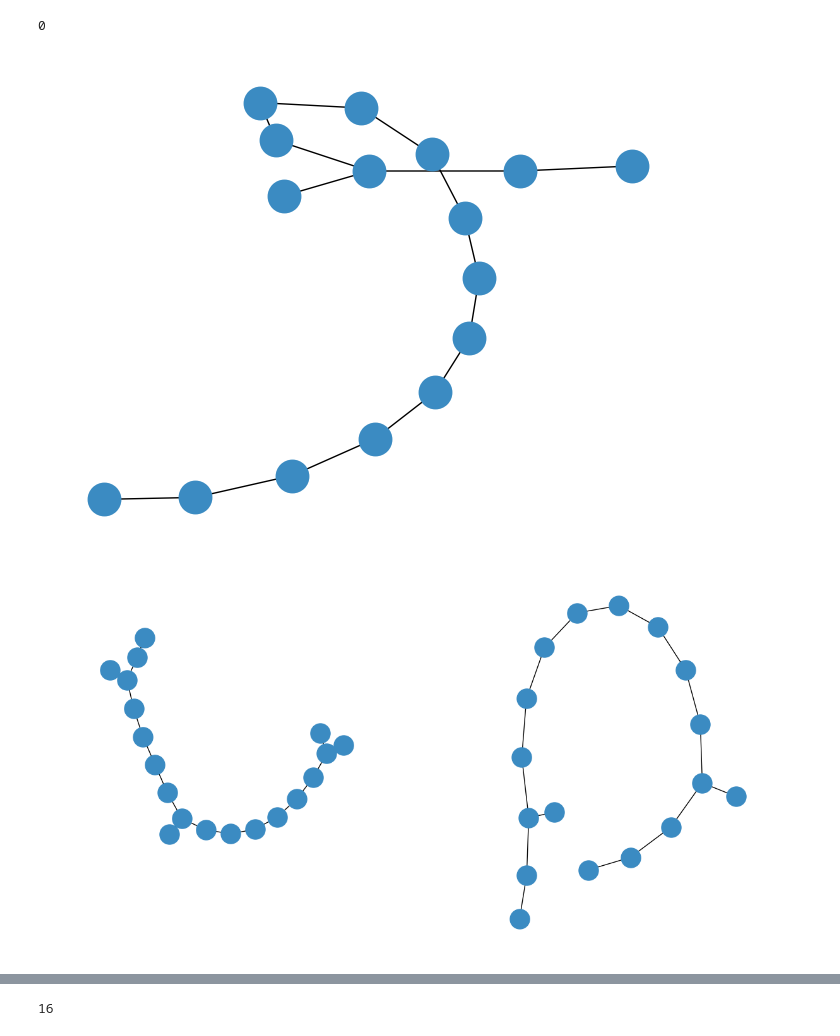
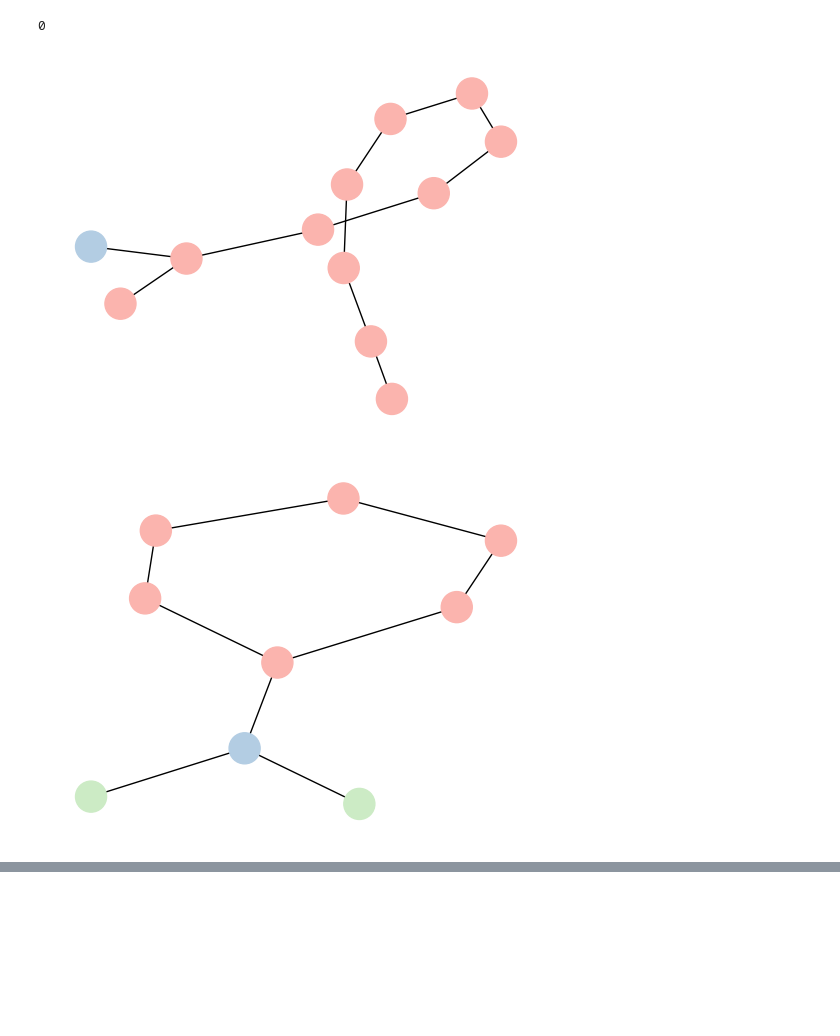
Before and after one commit to tsimiho/gmn, a Jupyter notebook: plots.ipynb, the cells around one changed output, grey strips where cells are left out. Cells and saved outputs as stored; diff of their text form; code cells hidden in the pictures; blank space fills up the shorter version.

Commit message:
good mutag 01

```diff
--- a/plots.ipynb
+++ b/plots.ipynb
@@ -141,9 +206,8 @@ class MCS:
         for neighbor in G1.edge_index[1][G1.edge_index[0] == n1]:
             if (
                 neighbor.item() in M
-                and not (
-                    G2.edge_index[1][G2.edge_index[0] == n2] == M[neighbor.item()]
-                ).any()
+                and M[neighbor.item()]
+                not in G2.edge_index[1][G2.edge_index[0] == n2].tolist()
             ):
                 return False
 
@@ -273,7 +337,7 @@ def plot_attentions(graph1, graph2, attention_pairs, title=""):
 def loop(graph1, graph2, attentions, t):
     most_nodes = 0
     largest_summary = None
-    for i in range(7):
+    for i in range(3):
         attention_nodes = extract_dynamic_attention_nodes(attentions, threshold=t)
         mp = mutual_pairs(attention_nodes, i)
         vf2 = MCS(mp)
@@ -291,10 +355,8 @@ def loop(graph1, graph2, attentions, t):
                 )
                 and len(pattern) > 2
             ):
-                summary = Data(
-                    x=(g1_subgraph.x + g2_subgraph.x) / 2,
-                    edge_index=g1_subgraph.edge_index,
-                )
+                summary = g1_subgraph
+
 
                 if len(pattern) > most_nodes:
                     most_nodes = len(pattern)
@@ -303,27 +365,20 @@ def loop(graph1, graph2, attentions, t):
 
     return largest_summary
 # %%
-(graph1, graph2, attentions) = torch.load("method2_incorrect_example_line_15.pt")
+(graph1, graph2, attentions) = torch.load("mutag_new.pt")
 
 summary = loop(graph1, graph2, attentions, 0.05)
 
 nx_graph1 = to_networkx(graph1, to_undirected=True)
 nx_graph2 = to_networkx(graph2, to_undirected=True)
 ismags = nx.isomorphism.ISMAGS(nx_graph1, nx_graph2)
 
-# largest_common_subgraph = list(ismags.largest_common_subgraph())
+largest_common_subgraph = list(ismags.largest_common_subgraph())
 
-# plot_graph(create_subgraphs(largest_common_subgraph[0], graph1, graph2)[0])
+plot_mutag(create_subgraphs(largest_common_subgraph[0], graph1, graph2)[0])
 
-plot_graph(summary)
-
-attention_nodes = extract_dynamic_attention_nodes(attentions, threshold=0.1)
-mp = mutual_pairs(attention_nodes, 3)
-vf2 = MCS(mp)
-plot_attentions(graph1, graph2, mp)
-
-print(summary.num_nodes)
+plot_mutag(summary)
 # %% [output]
 0
-[figure, old version]
+[figure, new version]
-[figure, old version]
+[figure, new version]
@@ -331 +384,0 @@ print(summary.num_nodes)
-16
```
Also changed, not shown: parts of 8 cells of this notebook, 18 other files.
